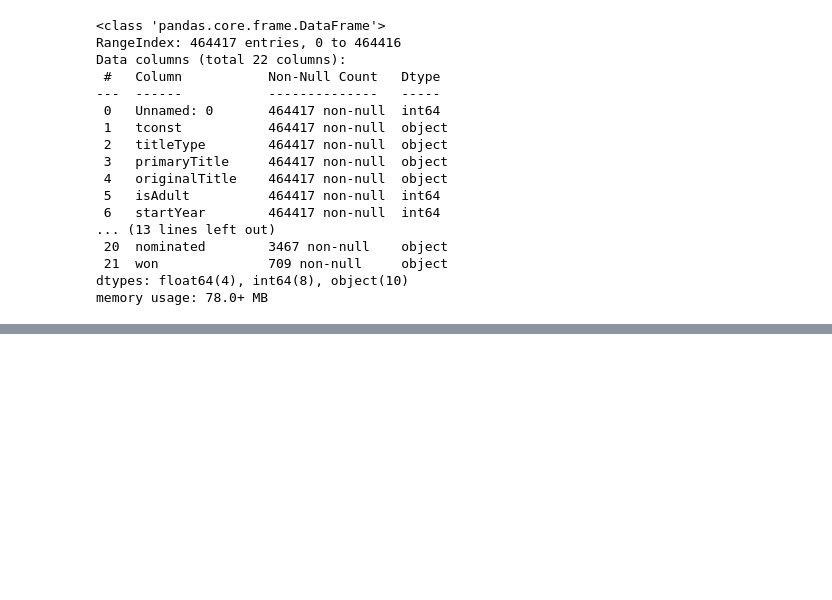
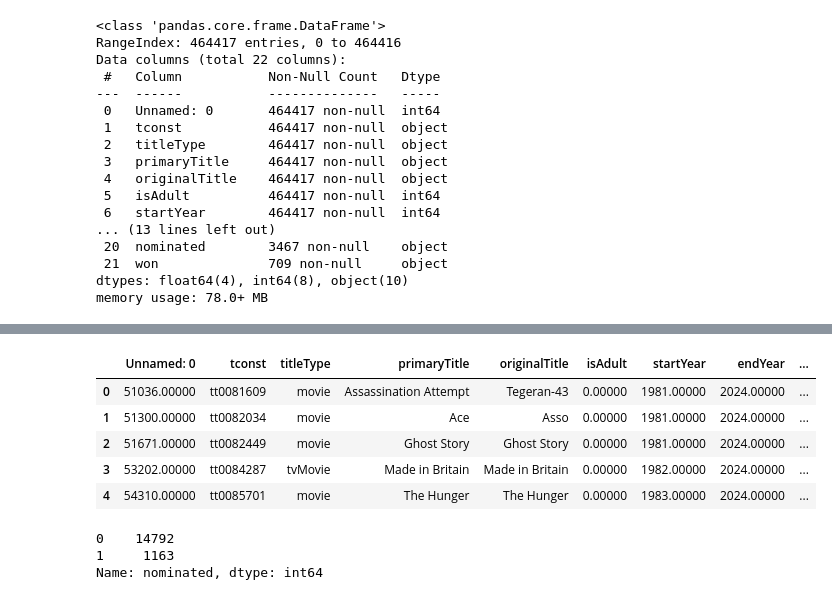
Before and after one commit to tthaopham/Oscars_Predictions, a Jupyter notebook: imdb_data_collection.ipynb, the cells around one changed output, grey strips where cells are left out. Cells and saved outputs as stored; diff of their text form; code cells hidden in the pictures; blank space fills up the shorter version.

```diff
--- a/imdb_data_collection.ipynb
+++ b/imdb_data_collection.ipynb
@@ -1371,0 +1517,16 @@ imdb_megadata_2.to_csv('../dev_data/imdb_megadata_final2.csv')
+# %%
+imdb_megadata3 = imdb_megadata3.fillna(0)
+imdb_megadata3.head()
+# %% [output]
+|  | Unnamed: 0 | tconst | titleType | primaryTitle | originalTitle | isAdult | startYear | endYear | ... |
+| 0 | 51036.00000 | tt0081609 | movie | Assassination Attempt | Tegeran-43 | 0.00000 | 1981.00000 | 2024.00000 | ... |
+| 1 | 51300.00000 | tt0082034 | movie | Ace | Asso | 0.00000 | 1981.00000 | 2024.00000 | ... |
+| 2 | 51671.00000 | tt0082449 | movie | Ghost Story | Ghost Story | 0.00000 | 1981.00000 | 2024.00000 | ... |
+| 3 | 53202.00000 | tt0084287 | tvMovie | Made in Britain | Made in Britain | 0.00000 | 1982.00000 | 2024.00000 | ... |
+| 4 | 54310.00000 | tt0085701 | movie | The Hunger | The Hunger | 0.00000 | 1983.00000 | 2024.00000 | ... |
+# %%
+imdb_megadata3['nominated'].value_counts()
+# %% [output]
+0    14792
+1     1163
+Name: nominated, dtype: int64
```
Also changed, not shown: parts of 32 cells of this notebook, 8 other files.
